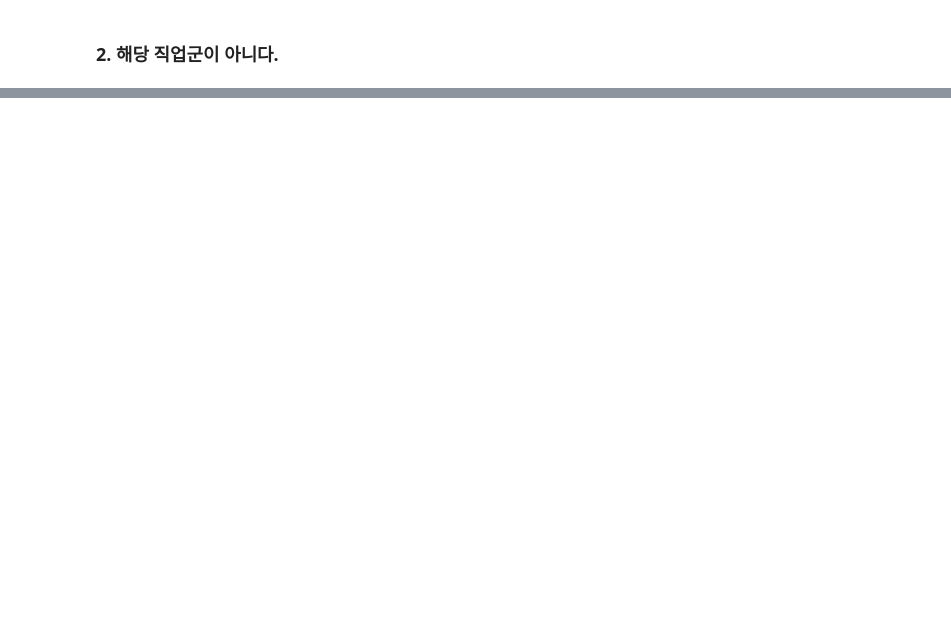
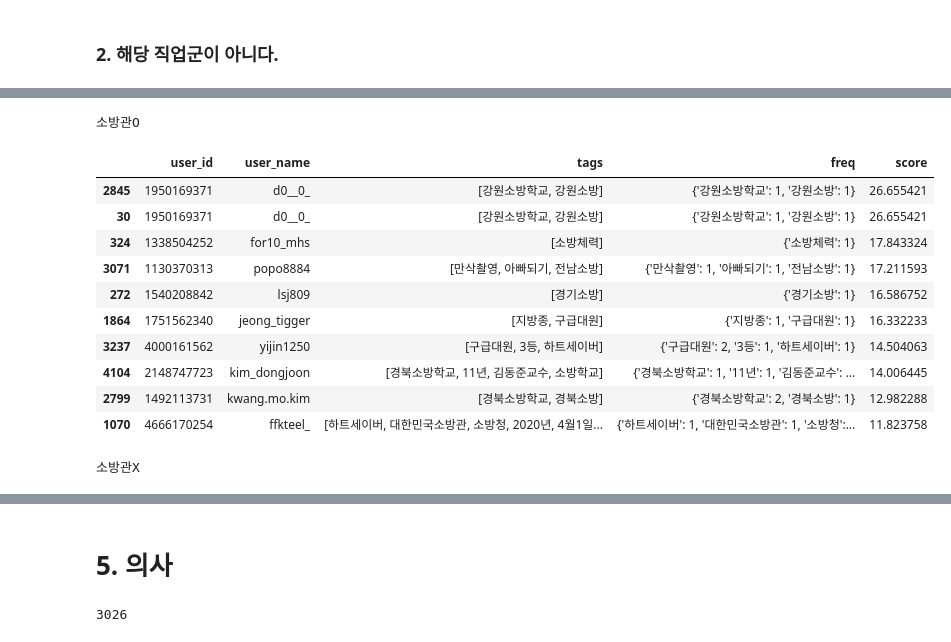
Before and after one commit to Dev-hottae/insta_profiling, a Jupyter notebook: data_crawling/user_filtering.ipynb, the cells around one changed output, grey strips where cells are left out. Drawn from its saved outputs; the diff is of its cells as text; code cells hidden in the pictures; blank space fills up the shorter version.

```diff
--- a/data_crawling/user_filtering.ipynb
+++ b/data_crawling/user_filtering.ipynb
@@ -494,0 +947,16 @@ uf = UserFiltering(hashtags=hashtags, N_category=3, df=df)
+# %%
+filtered_table("소방관", 4, 10)
+# %% [output]
+소방관O
+|  | user_id | user_name | tags | freq | score |
+| 2845 | 1950169371 | d0__0_ | [강원소방학교, 강원소방] | {'강원소방학교': 1, '강원소방': 1} | 26.655421 |
+| 30 | 1950169371 | d0__0_ | [강원소방학교, 강원소방] | {'강원소방학교': 1, '강원소방': 1} | 26.655421 |
+| 324 | 1338504252 | for10_mhs | [소방체력] | {'소방체력': 1} | 17.843324 |
+| 3071 | 1130370313 | popo8884 | [만삭촬영, 아빠되기, 전남소방] | {'만삭촬영': 1, '아빠되기': 1, '전남소방': 1} | 17.211593 |
+| 272 | 1540208842 | lsj809 | [경기소방] | {'경기소방': 1} | 16.586752 |
+| 1864 | 1751562340 | jeong_tigger | [지방종, 구급대원] | {'지방종': 1, '구급대원': 1} | 16.332233 |
+| 3237 | 4000161562 | yijin1250 | [구급대원, 3등, 하트세이버] | {'구급대원': 2, '3등': 1, '하트세이버': 1} | 14.504063 |
+| 4104 | 2148747723 | kim_dongjoon | [경북소방학교, 11년, 김동준교수, 소방학교] | {'경북소방학교': 1, '11년': 1, '김동준교수': ... | 14.006445 |
+| 2799 | 1492113731 | kwang.mo.kim | [경북소방학교, 경북소방] | {'경북소방학교': 2, '경북소방': 1} | 12.982288 |
+| 1070 | 4666170254 | ffkteel_ | [하트세이버, 대한민국소방관, 소방청, 2020년, 4월1일... | {'하트세이버': 1, '대한민국소방관': 1, '소방청':... | 11.823758 |
+소방관X
@@ -494,0 +974,6 @@ uf = UserFiltering(hashtags=hashtags, N_category=3, df=df)
+# %% [markdown]
+# 5. 의사
+# %%
+len(doctor)
+# %% [output]
+3026
```
Also changed, not shown: parts of 41 cells of this notebook.
